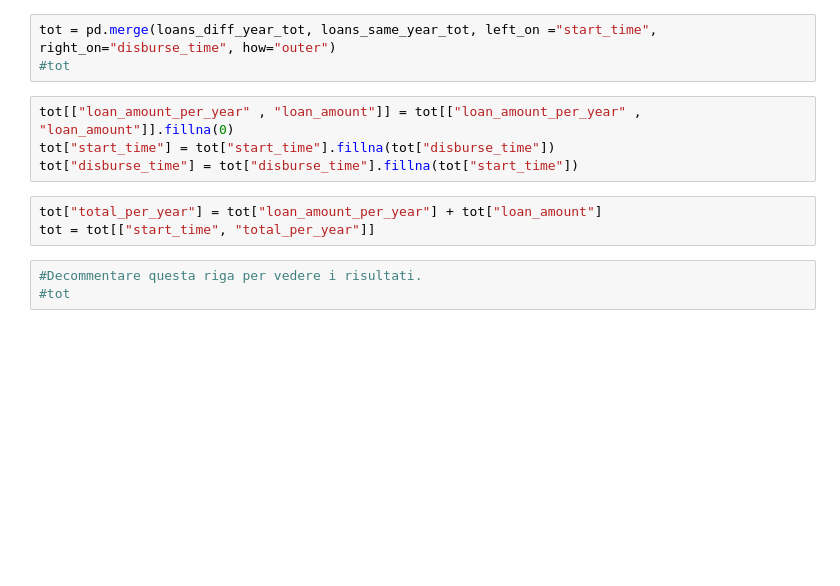
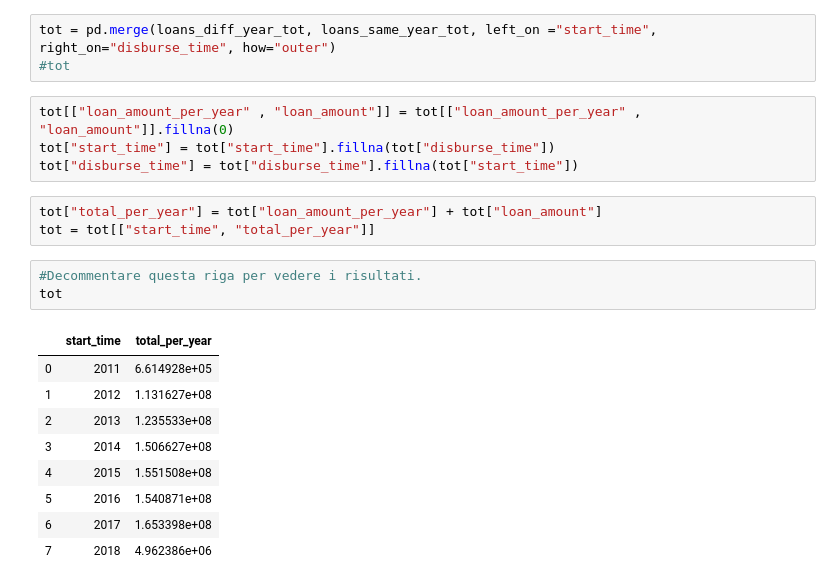
Before and after one commit to Chri1629/cs_project, a Jupyter notebook: esame_chri.ipynb, the cells around one changed output. Saved outputs shown, nothing was run; the diff lists cells and outputs as text; blank space fills up the shorter version.

```diff
--- a/esame_chri.ipynb
+++ b/esame_chri.ipynb
@@ -406,4 +441,14 @@ tot["total_per_year"] = tot["loan_amount_per_year"] + tot["loan_amount"]
 tot = tot[["start_time", "total_per_year"]]
 # %%
 #Decommentare questa riga per vedere i risultati.
-#tot
+tot
+# %% [output]
+|  | start_time | total_per_year |
+| 0 | 2011 | 6.614928e+05 |
+| 1 | 2012 | 1.131627e+08 |
+| 2 | 2013 | 1.235533e+08 |
+| 3 | 2014 | 1.506627e+08 |
+| 4 | 2015 | 1.551508e+08 |
+| 5 | 2016 | 1.540871e+08 |
+| 6 | 2017 | 1.653398e+08 |
+| 7 | 2018 | 4.962386e+06 |
```
Also changed, not shown: parts of 8 cells of this notebook.
